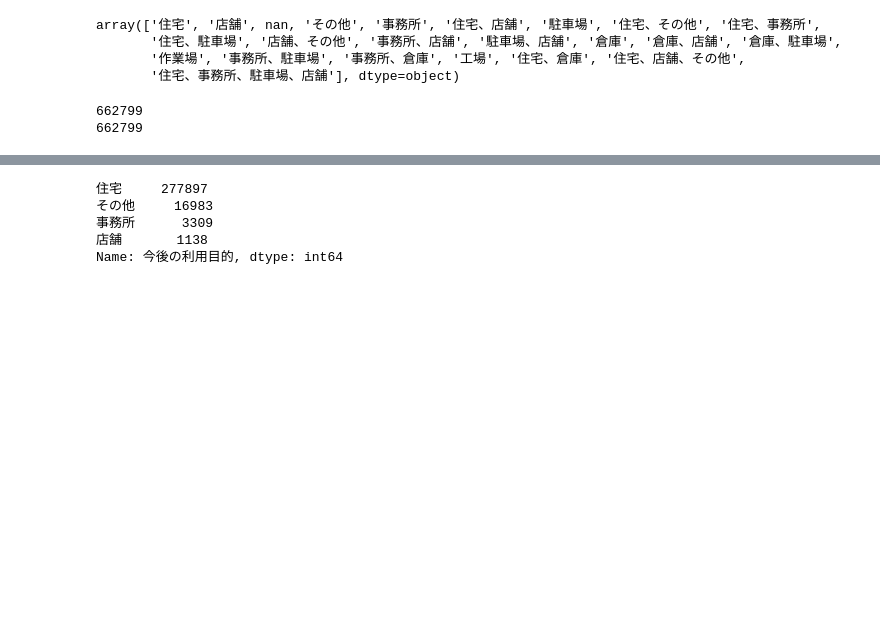
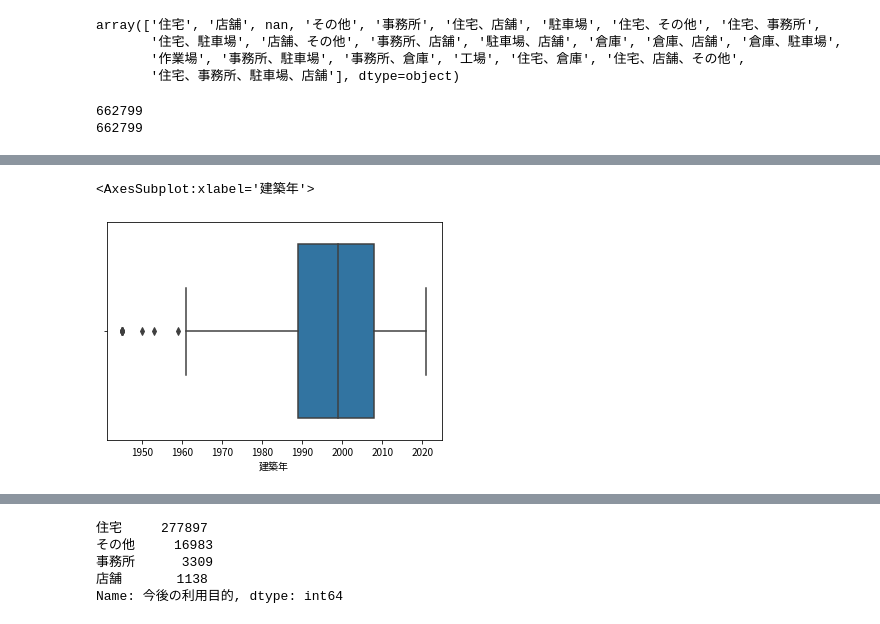
Before and after one commit to kfsky/2021-summer-second-hand-apartment-price-prediction, a Jupyter notebook: notebook/EDA.ipynb, the cells around one changed output, grey strips where cells are left out. Saved outputs shown, nothing was run; the diff lists cells and outputs as text; code cells hidden in the pictures; blank space fills up the shorter version.

```diff
--- a/notebook/EDA.ipynb
+++ b/notebook/EDA.ipynb
@@ -446,0 +472,5 @@ print(len(pd.merge(train, pd.read_csv("../add/station.csv").drop_duplicates("最
+# %%
+sns.boxplot(x=test["建築年"])
+# %% [output]
+<AxesSubplot:xlabel='建築年'>
+[figure, added]
```
Also changed, not shown: parts of 13 cells of this notebook, 7 other files.
